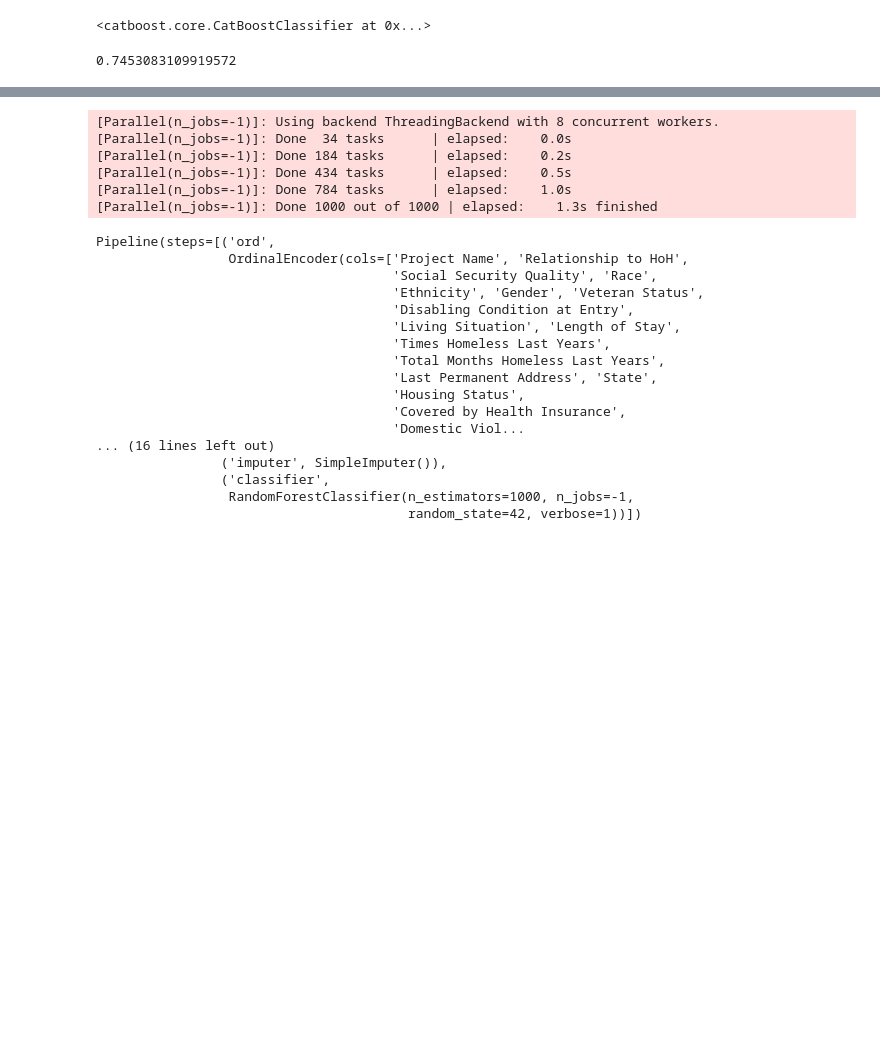
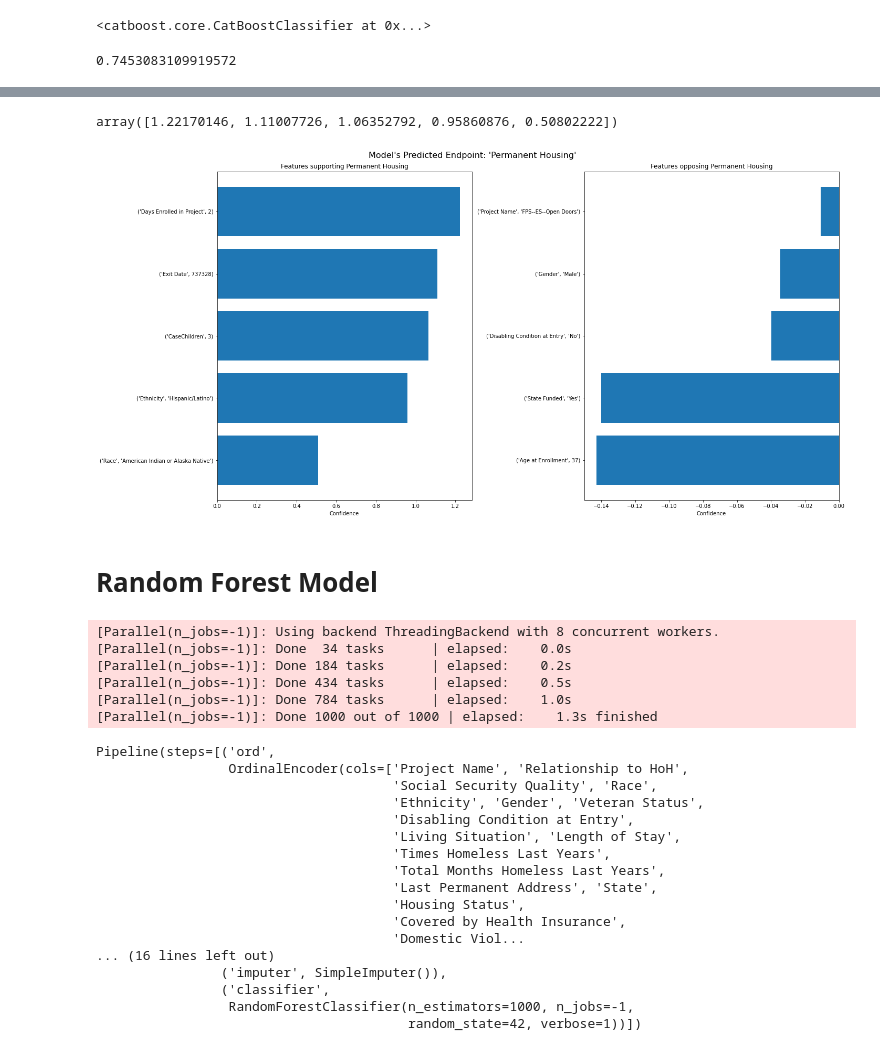
Before and after one commit to BloomTech-Labs/deprecated-labs31-family-promise-spokane-ds-a, a Jupyter notebook: notebooks/Data Exploration.ipynb, the cells around one changed output, grey strips where cells are left out. Drawn from its saved outputs; the diff is of its cells as text; code cells hidden in the pictures; blank space fills up the shorter version.

```diff
--- a/notebooks/Data Exploration.ipynb
+++ b/notebooks/Data Exploration.ipynb
@@ -619,3 +589,36 @@ CatBoostError: c:/program files (x86)/go agent/pipelines/buildmaster/catboost.gi
+# %%
+shap_summary['contributing_n_features'].values
+# %% [output]
+array([1.22170146, 1.11007726, 1.06352792, 0.95860876, 0.50802222])
+# %%
+fig, ax = plt.subplots(nrows=1, ncols=2, figsize=(20, 10))
+
+fig.suptitle("Model's Predicted Endpoint: 'Permanent Housing'" , fontsize=16)
+
+y_pos = range(len(shap_summary['contributing_n_features']))
+features = shap_summary['contributing_n_features'][::-1].keys()
+values = shap_summary['contributing_n_features'][::-1].values
+
+ax[0].barh(y_pos, values)
+ax[0].set_xlabel("Confidence")
+ax[0].set_yticks(y_pos)
+ax[0].set_yticklabels(features)
+ax[0].set_title("Features supporting Permanent Housing")
+
+y_pos = range(len(shap_summary['opposing_n_features']))
+features = shap_summary['opposing_n_features'][::-1].keys()
+values = shap_summary['opposing_n_features'][::-1].values
+
+ax[1].barh(y_pos, values)
+ax[1].set_xlabel("Confidence")
+ax[1].set_yticks(y_pos)
+ax[1].set_yticklabels(features)
+ax[1].set_title("Features opposing Permanent Housing")
+plt.tight_layout()
+# %% [output]
+[figure, added]
+# %% [markdown]
+# Random Forest Model
 # %%
 # Pipeline for random forest model
 random_forest_model = Pipeline([('ord', OrdinalEncoder()),
```
Also changed, not shown: parts of 31 cells of this notebook.
